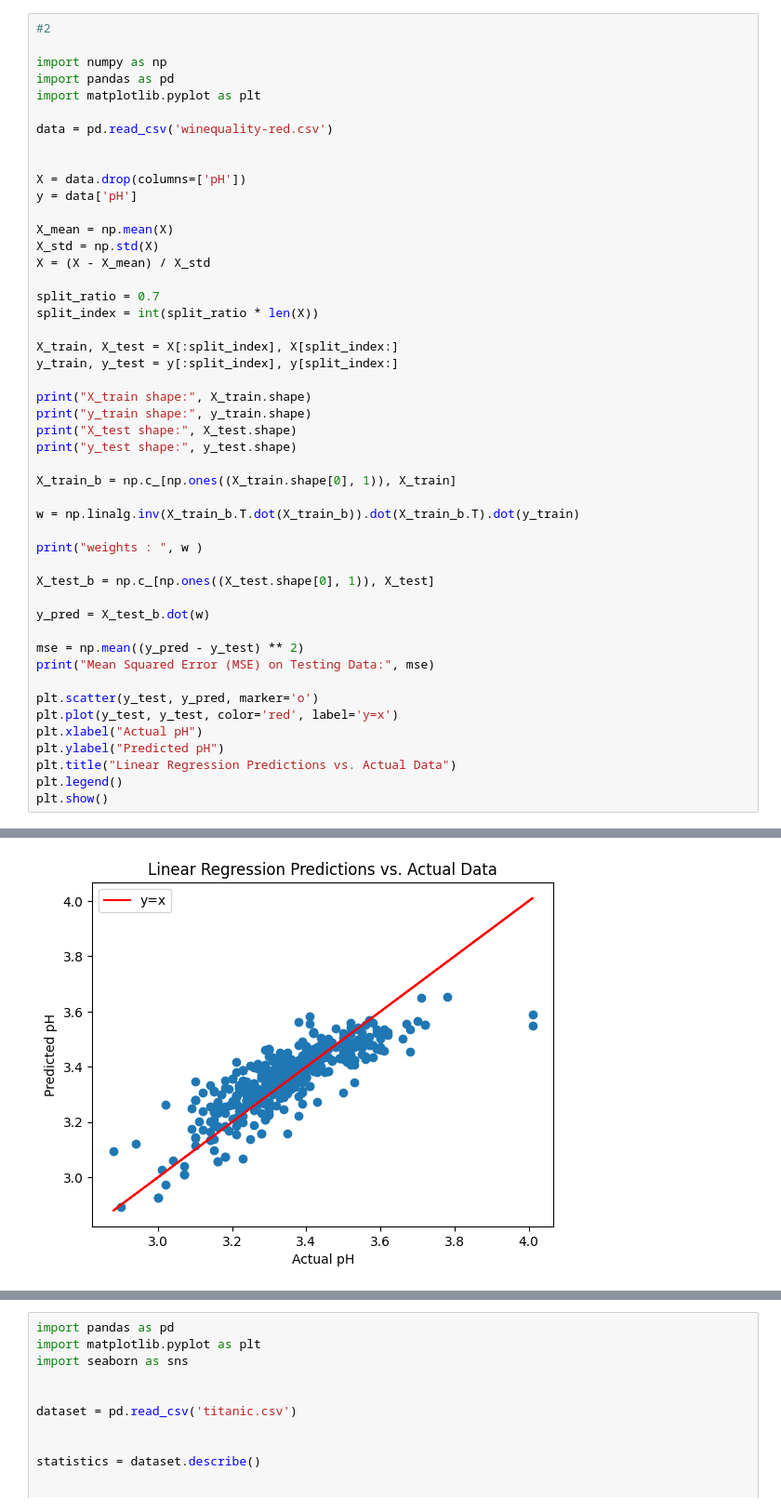
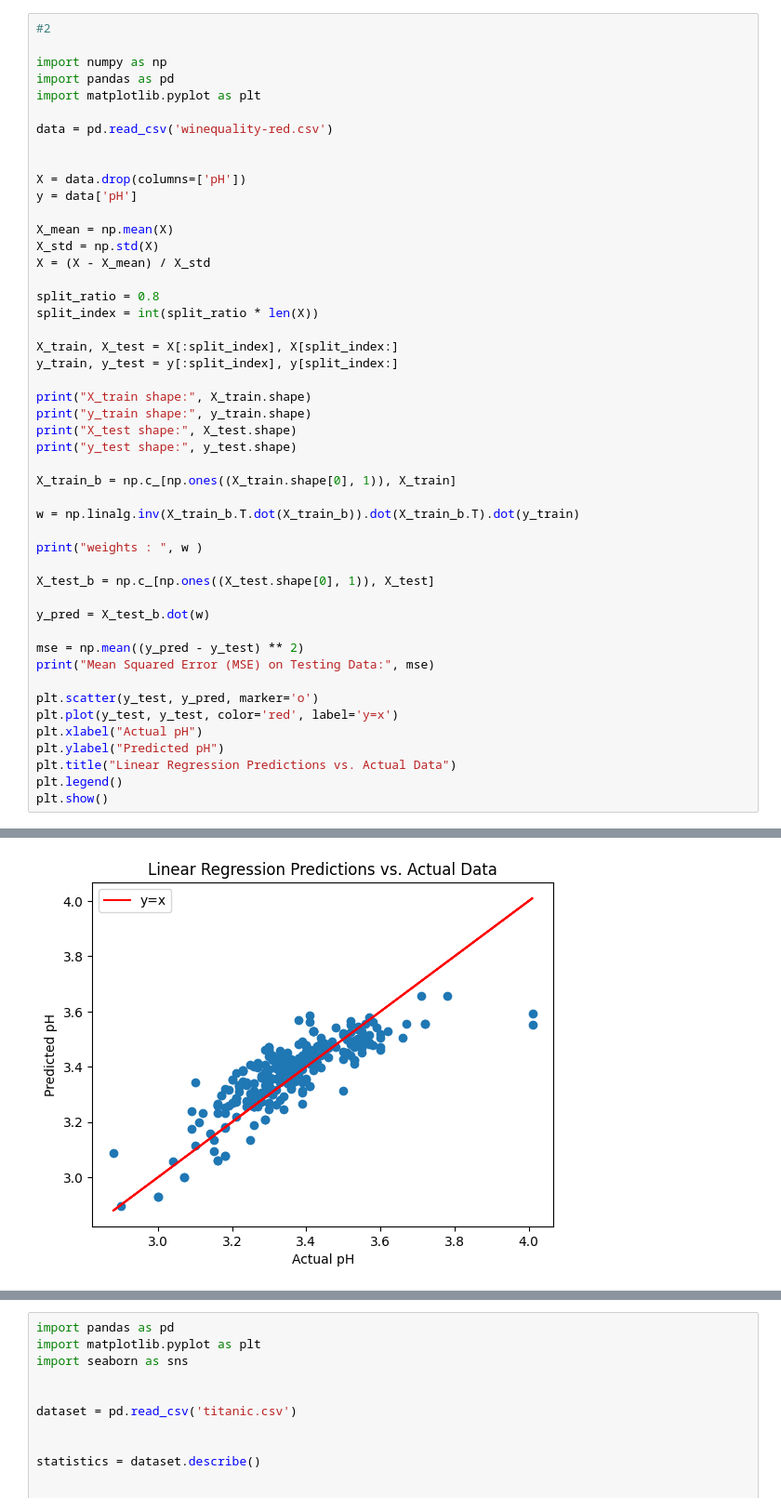
Before and after one commit to kchitrapu9000/ML_assignment_50545734, a Jupyter notebook: ML_Assignment1.ipynb, the cells around one changed output, grey strips where cells are left out. Shown at 93% size. Drawn from its saved outputs; the diff is of its cells as text.

```diff
--- a/ML_Assignment1.ipynb
+++ b/ML_Assignment1.ipynb
@@ -75,7 +75,7 @@ X_mean = np.mean(X)
 X_std = np.std(X)
 X = (X - X_mean) / X_std
 
-split_ratio = 0.7
+split_ratio = 0.8
 split_index = int(split_ratio * len(X))
 
 X_train, X_test = X[:split_index], X[split_index:]
@@ -118,4 +118,4 @@ Mean Squared Error (MSE) on Testing Data: 0.0069865686722880545
-[figure, old version]
+[figure, new version]
 # %%
 #3
 import numpy as np
```
Also changed, not shown: parts of 2 cells of this notebook.
